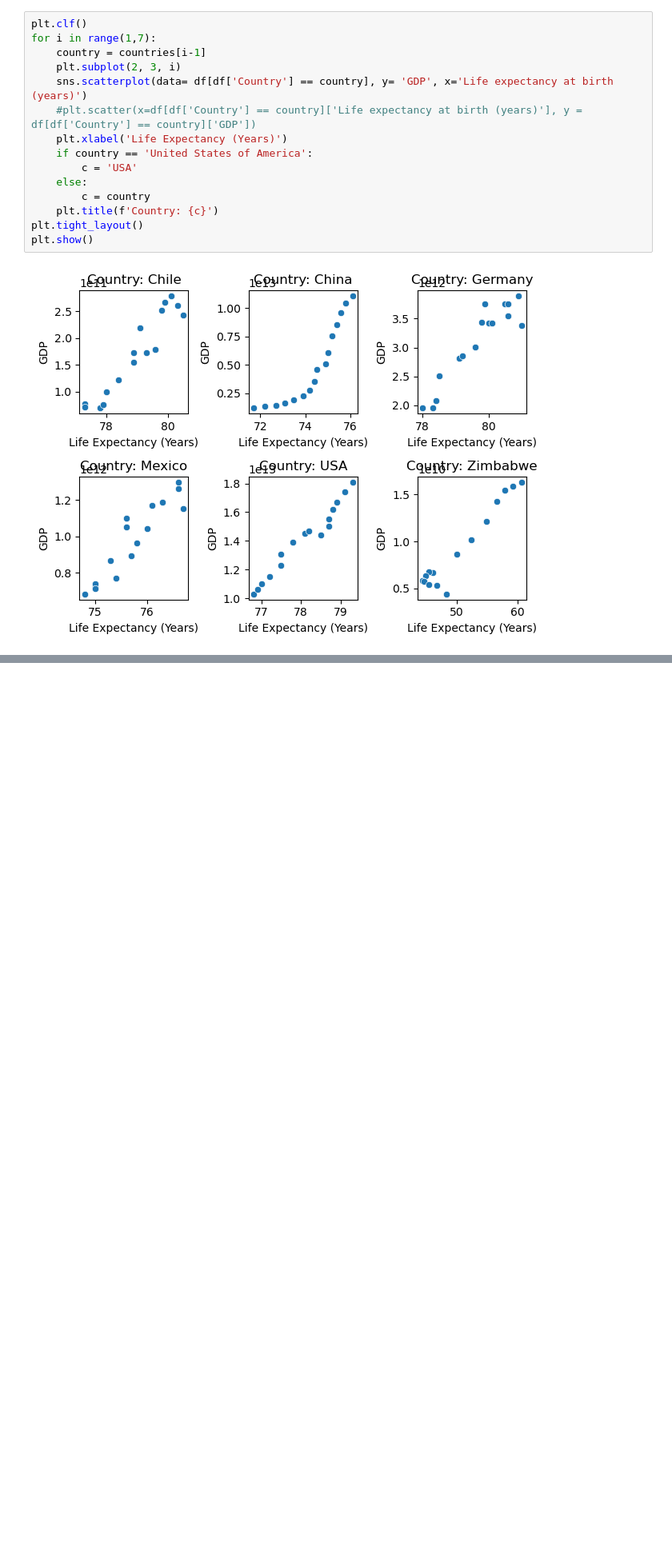
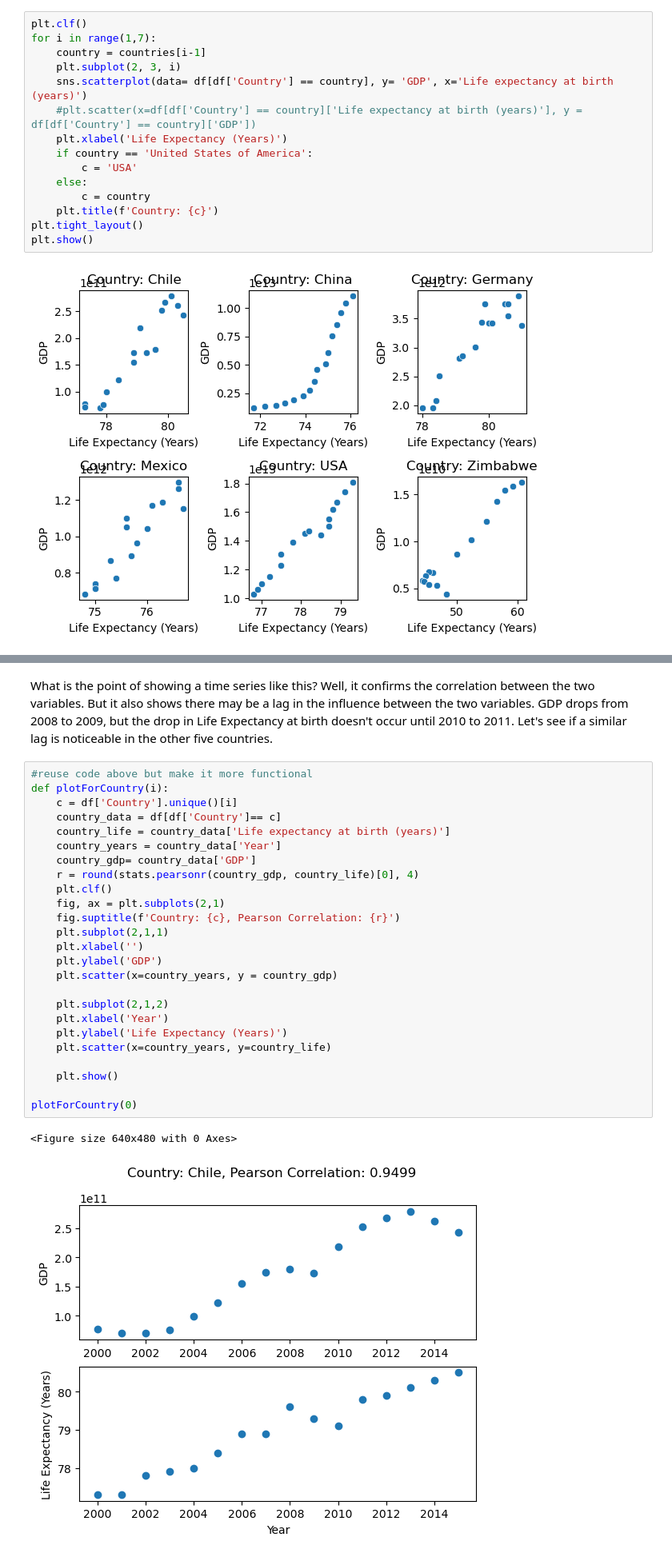
Before and after one commit to trenor/LifeExpectancyGDP, a Jupyter notebook: life_expectancy_gdp.ipynb, the cells around one changed output, grey strips where cells are left out. Shown: that part at 80% size. Drawn from its saved outputs; the diff is of its cells as text; blank space fills up the shorter version.

```diff
--- a/life_expectancy_gdp.ipynb
+++ b/life_expectancy_gdp.ipynb
@@ -93,0 +119,30 @@ plt.show()
+# %% [markdown]
+What is the point of showing a time series like this? Well, it confirms the correlation between the two variables. But it also shows there may be a lag in the influence between the two variables. GDP drops from 2008 to 2009, but the drop in Life Expectancy at birth doesn't occur until 2010 to 2011. Let's see if a similar lag is noticeable in the other five countries.
+# %%
+#reuse code above but make it more functional
+def plotForCountry(i):
+    c = df['Country'].unique()[i]
+    country_data = df[df['Country']== c]
+    country_life = country_data['Life expectancy at birth (years)']
+    country_years = country_data['Year']
+    country_gdp= country_data['GDP']
+    r = round(stats.pearsonr(country_gdp, country_life)[0], 4)
+    plt.clf()
+    fig, ax = plt.subplots(2,1)
+    fig.suptitle(f'Country: {c}, Pearson Correlation: {r}')
+    plt.subplot(2,1,1)
+    plt.xlabel('')
+    plt.ylabel('GDP')
+    plt.scatter(x=country_years, y = country_gdp)
+
+    plt.subplot(2,1,2)
+    plt.xlabel('Year')
+    plt.ylabel('Life Expectancy (Years)')
+    plt.scatter(x=country_years, y=country_life)
+
+    plt.show()
+
+plotForCountry(0)
+# %% [output]
+<Figure size 640x480 with 0 Axes>
+[figure, added]
```
Also changed, not shown: parts of 5 cells of this notebook.
